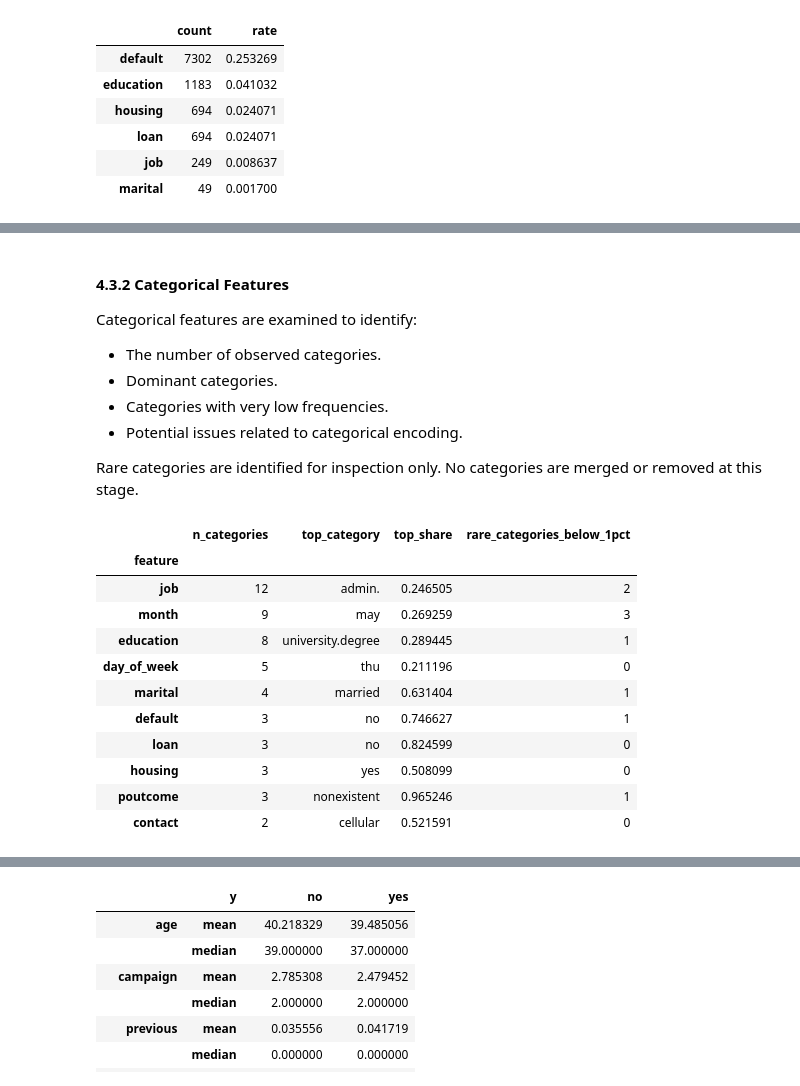
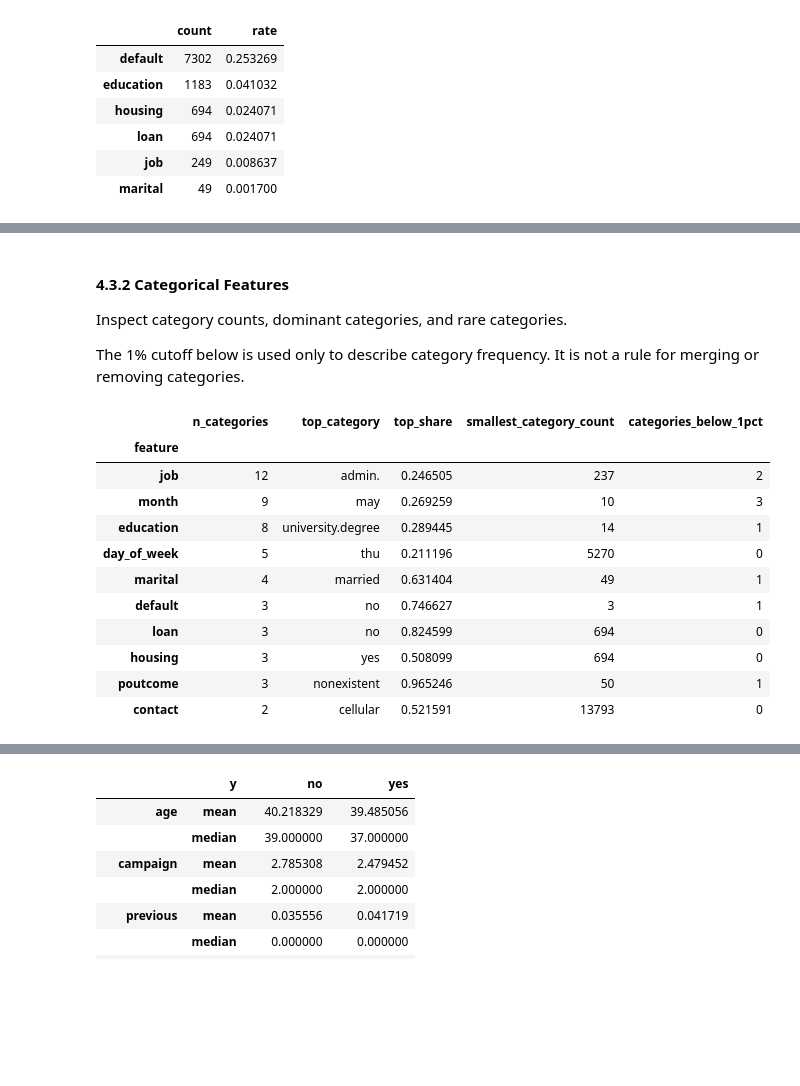
Before and after one commit to keonyoung00/bank-marketing-ml, a Jupyter notebook: notebooks/01-data-understanding.ipynb, the cells around one changed output, grey strips where cells are left out. Drawn from its saved outputs; the diff is of its cells as text; code cells hidden in the pictures; blank space fills up the shorter version.

Commit message:
Complete data understanding notebook

```diff
--- a/notebooks/01-data-understanding.ipynb
+++ b/notebooks/01-data-understanding.ipynb
@@ -330 +248,10 @@ test_df = df.iloc[valid_end:].copy()
+# %%
+n_rows = len(df)
+
+train_end = int(n_rows * 0.70)
+valid_end = int(n_rows * 0.90)
+
+train_df = df.iloc[:train_end].copy()
+valid_df = df.iloc[train_end:valid_end].copy()
+test_df = df.iloc[valid_end:].copy()
 # %% [markdown]
@@ -453,16 +437,16 @@ No observations or features are removed or transformed during this section.
 # %%
-numeric_features = (
+numeric_predictors = (
     train_df[modeling_features]
     .select_dtypes(include="number")
     .columns.tolist()
 )
 
-categorical_features = (
+categorical_predictors = (
     train_df[modeling_features]
     .select_dtypes(include=["object", "string", "category"])
     .columns.tolist()
 )
 
-print(f"Numeric features: {len(numeric_features)}")
-print(f"Categorical features: {len(categorical_features)}")
+print(f"Numerical candidate predictors: {len(numeric_predictors)}")
+print(f"Categorical candidate predictors: {len(categorical_predictors)}")
 # %% [output]
@@ -691,46 +680,45 @@ train_df["previous"].value_counts(
 # %% [markdown]
 #### 4.3.2 Categorical Features
 
-Categorical features are examined to identify:
+Inspect category counts, dominant categories, and rare categories.
 
-- The number of observed categories.
-- Dominant categories.
-- Categories with very low frequencies.
-- Potential issues related to categorical encoding.
-
-Rare categories are identified for inspection only.
-No categories are merged or removed at this stage.
+The 1% cutoff below is used only to describe category frequency.
+It is not a rule for merging or removing categories.
 # %%
-categorical_summary = []
+categorical_summary_rows = []
 
-for col in categorical_features:
-    proportions = train_df[col].value_counts(normalize=True)
+for col in categorical_predictors:
+    counts = train_df[col].value_counts()
+    proportions = counts / len(train_df)
 
-    categorical_summary.append({
-        "feature": col,
-        "n_categories": len(proportions),
-        "top_category": proportions.index[0],
-        "top_share": proportions.iloc[0],
-        "rare_categories_below_1pct": (proportions < 0.01).sum(),
-    })
+    categorical_summary_rows.append(
+        {
+            "feature": col,
+            "n_categories": len(counts),
+            "top_category": counts.index[0],
+            "top_share": proportions.iloc[0],
+            "smallest_category_count": counts.min(),
+            "categories_below_1pct": (proportions < 0.01).sum(),
+        }
+    )
 
 categorical_summary = (
-    pd.DataFrame(categorical_summary)
+    pd.DataFrame(categorical_summary_rows)
     .set_index("feature")
     .sort_values("n_categories", ascending=False)
 )
 
 categorical_summary
 # %% [output]
-|  | n_categories | top_category | top_share | rare_categories_below_1pct |
-| feature |  |  |  |  |
-| job | 12 | admin. | 0.246505 | 2 |
-| month | 9 | may | 0.269259 | 3 |
-| education | 8 | university.degree | 0.289445 | 1 |
-| day_of_week | 5 | thu | 0.211196 | 0 |
-| marital | 4 | married | 0.631404 | 1 |
-| default | 3 | no | 0.746627 | 1 |
-| loan | 3 | no | 0.824599 | 0 |
-| housing | 3 | yes | 0.508099 | 0 |
-| poutcome | 3 | nonexistent | 0.965246 | 1 |
-| contact | 2 | cellular | 0.521591 | 0 |
+|  | n_categories | top_category | top_share | smallest_category_count | categories_below_1pct |
+| feature |  |  |  |  |  |
+| job | 12 | admin. | 0.246505 | 237 | 2 |
+| month | 9 | may | 0.269259 | 10 | 3 |
+| education | 8 | university.degree | 0.289445 | 14 | 1 |
+| day_of_week | 5 | thu | 0.211196 | 5270 | 0 |
+| marital | 4 | married | 0.631404 | 49 | 1 |
+| default | 3 | no | 0.746627 | 3 | 1 |
+| loan | 3 | no | 0.824599 | 694 | 0 |
+| housing | 3 | yes | 0.508099 | 694 | 0 |
+| poutcome | 3 | nonexistent | 0.965246 | 50 | 1 |
+| contact | 2 | cellular | 0.521591 | 13793 | 0 |
```
Also changed, not shown: parts of 52 cells of this notebook.
